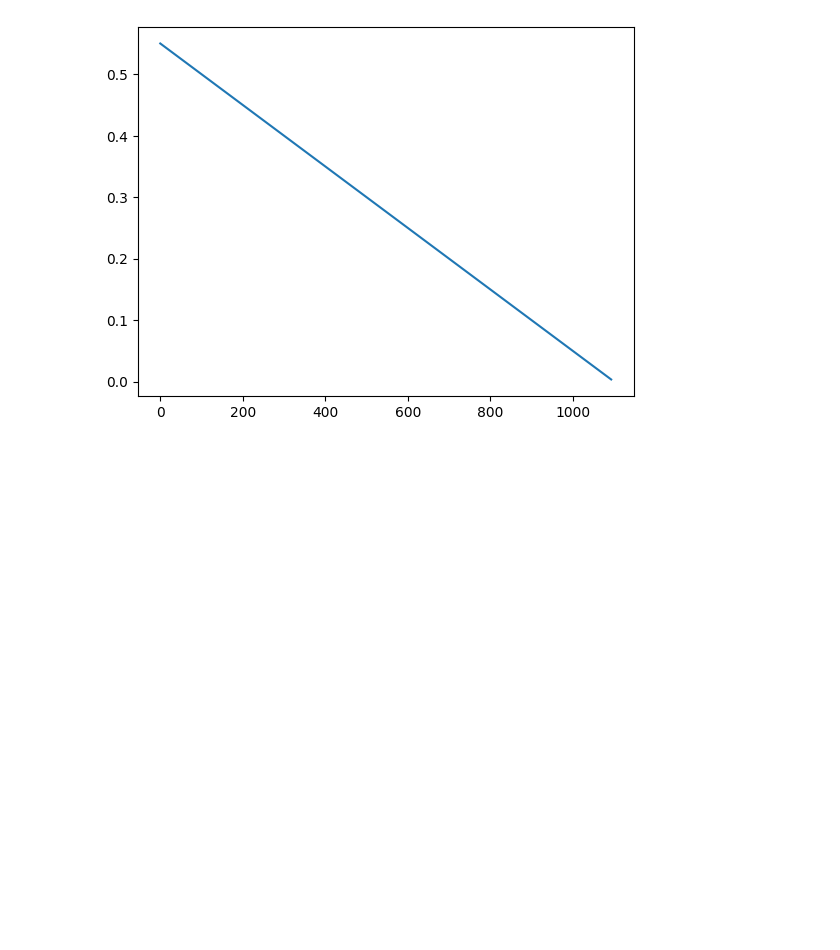
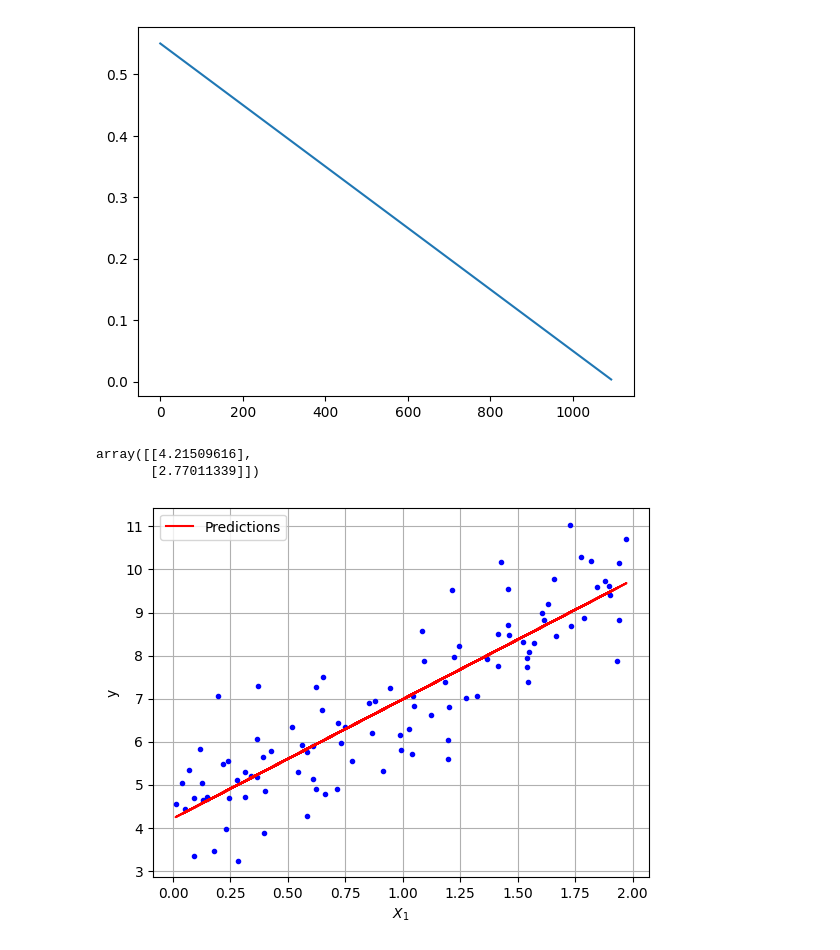
Before and after one commit to kmehmonov/ai-roadmap, a Jupyter notebook: learning.ipynb, the cells around one changed output. Saved outputs shown, nothing was run; the diff lists cells and outputs as text; code cells hidden in the pictures; blank space fills up the shorter version.

```diff
--- a/learning.ipynb
+++ b/learning.ipynb
@@ -104,3 +104,14 @@ plt.show()
 # %% [output]
 [figure]
 [figure]
+# %%
+import numpy as np
+
+np.random.seed(42)
+m = 100
+X = 2 * np.random.rand(m, 1)
+y = 4 + 3*X + np.random.randn(m, 1)
+# %%
+from sklearn.preprocessing import add_dummy_feature
+
+X_b = add_dummy_feature(X)
@@ -106,0 +120,23 @@ plt.show()
+# %%
+theta_best = np.linalg.inv(X_b.T @ X_b) @ X_b.T @ y
+# %%
+theta_best
+# %% [output]
+array([[4.21509616],
+       [2.77011339]])
+# %%
+from matplotlib import pyplot as plt
+
+y_hat = X_b @ theta_best
+
+grp = abs(y - y_hat) > 0.09
+# plt.scatter(X, y, c=grp, cmap='winter')
+plt.plot(X, y, 'b.')
+plt.plot(X, y_hat, 'r-', label='Predictions')
+plt.xlabel('$X_1$')
+plt.ylabel('y')
+plt.grid()
+plt.legend()
+plt.show()
+# %% [output]
+[figure, added]
```
Also changed, not shown: parts of 1 cell of this notebook, 34 other files.
